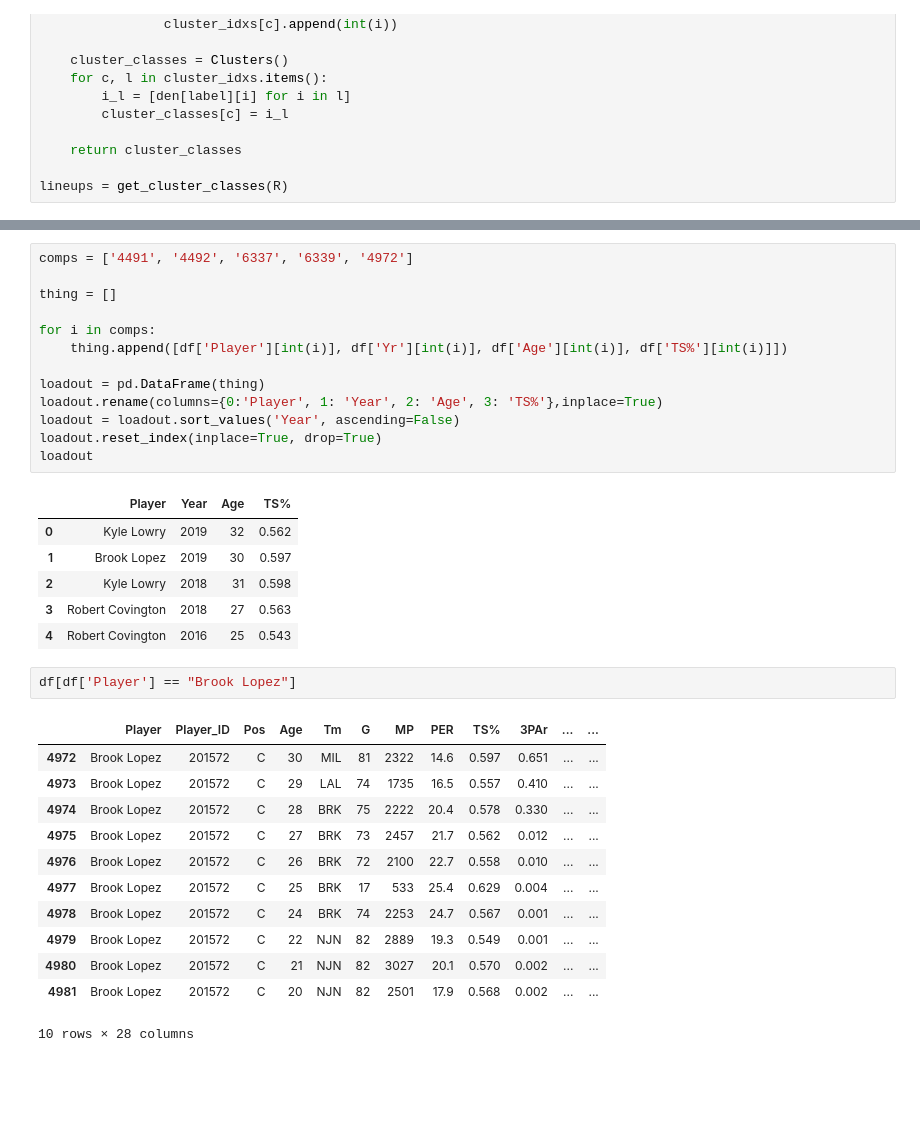
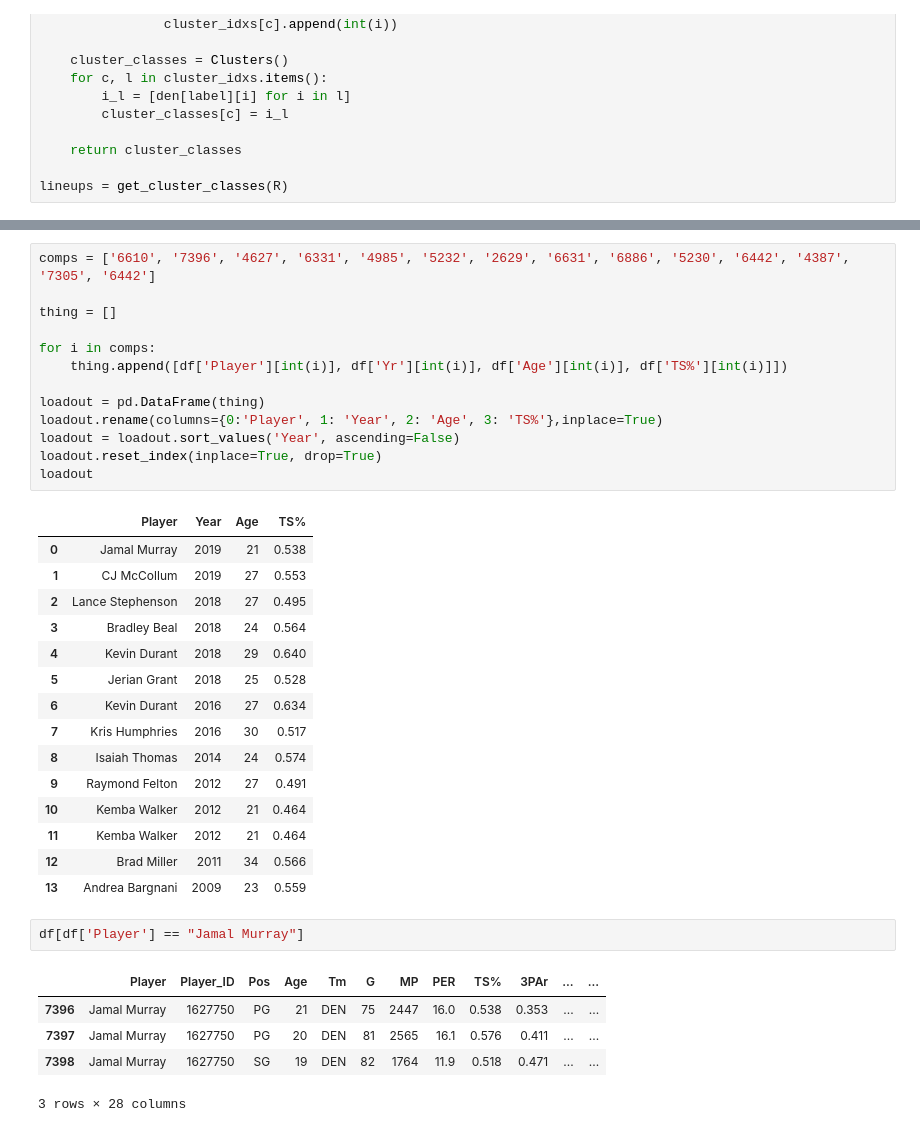
Before and after one commit to RetepAdam/shot_charts, a Jupyter notebook: HClust.ipynb, the cells around one changed output, grey strips where cells are left out. Cells and saved outputs as stored; diff of their text form; blank space fills up the shorter version.

```diff
--- a/HClust.ipynb
+++ b/HClust.ipynb
@@ -167,5 +147,5 @@ lineups
 # %%
-comps = ['4491', '4492', '6337', '6339', '4972']
+comps = ['6610', '7396', '4627', '6331', '4985', '5232', '2629', '6631', '6886', '5230', '6442', '4387', '7305', '6442']
 
 thing = []
 
@@ -179,23 +159,25 @@ loadout.reset_index(inplace=True, drop=True)
 loadout
 # %% [output]
 |  | Player | Year | Age | TS% |
-| 0 | Kyle Lowry | 2019 | 32 | 0.562 |
-| 1 | Brook Lopez | 2019 | 30 | 0.597 |
-| 2 | Kyle Lowry | 2018 | 31 | 0.598 |
-| 3 | Robert Covington | 2018 | 27 | 0.563 |
-| 4 | Robert Covington | 2016 | 25 | 0.543 |
+| 0 | Jamal Murray | 2019 | 21 | 0.538 |
+| 1 | CJ McCollum | 2019 | 27 | 0.553 |
+| 2 | Lance Stephenson | 2018 | 27 | 0.495 |
+| 3 | Bradley Beal | 2018 | 24 | 0.564 |
+| 4 | Kevin Durant | 2018 | 29 | 0.640 |
+| 5 | Jerian Grant | 2018 | 25 | 0.528 |
+| 6 | Kevin Durant | 2016 | 27 | 0.634 |
+| 7 | Kris Humphries | 2016 | 30 | 0.517 |
+| 8 | Isaiah Thomas | 2014 | 24 | 0.574 |
+| 9 | Raymond Felton | 2012 | 27 | 0.491 |
+| 10 | Kemba Walker | 2012 | 21 | 0.464 |
+| 11 | Kemba Walker | 2012 | 21 | 0.464 |
+| 12 | Brad Miller | 2011 | 34 | 0.566 |
+| 13 | Andrea Bargnani | 2009 | 23 | 0.559 |
 # %%
-df[df['Player'] == "Brook Lopez"]
+df[df['Player'] == "Jamal Murray"]
 # %% [output]
 |  | Player | Player_ID | Pos | Age | Tm | G | MP | PER | TS% | 3PAr | ... | ... |
-| 4972 | Brook Lopez | 201572 | C | 30 | MIL | 81 | 2322 | 14.6 | 0.597 | 0.651 | ... | ... |
-| 4973 | Brook Lopez | 201572 | C | 29 | LAL | 74 | 1735 | 16.5 | 0.557 | 0.410 | ... | ... |
-| 4974 | Brook Lopez | 201572 | C | 28 | BRK | 75 | 2222 | 20.4 | 0.578 | 0.330 | ... | ... |
-| 4975 | Brook Lopez | 201572 | C | 27 | BRK | 73 | 2457 | 21.7 | 0.562 | 0.012 | ... | ... |
-| 4976 | Brook Lopez | 201572 | C | 26 | BRK | 72 | 2100 | 22.7 | 0.558 | 0.010 | ... | ... |
-| 4977 | Brook Lopez | 201572 | C | 25 | BRK | 17 | 533 | 25.4 | 0.629 | 0.004 | ... | ... |
-| 4978 | Brook Lopez | 201572 | C | 24 | BRK | 74 | 2253 | 24.7 | 0.567 | 0.001 | ... | ... |
-| 4979 | Brook Lopez | 201572 | C | 22 | NJN | 82 | 2889 | 19.3 | 0.549 | 0.001 | ... | ... |
-| 4980 | Brook Lopez | 201572 | C | 21 | NJN | 82 | 3027 | 20.1 | 0.570 | 0.002 | ... | ... |
-| 4981 | Brook Lopez | 201572 | C | 20 | NJN | 82 | 2501 | 17.9 | 0.568 | 0.002 | ... | ... |
+| 7396 | Jamal Murray | 1627750 | PG | 21 | DEN | 75 | 2447 | 16.0 | 0.538 | 0.353 | ... | ... |
+| 7397 | Jamal Murray | 1627750 | PG | 20 | DEN | 81 | 2565 | 16.1 | 0.576 | 0.411 | ... | ... |
+| 7398 | Jamal Murray | 1627750 | SG | 19 | DEN | 82 | 1764 | 11.9 | 0.518 | 0.471 | ... | ... |
-10 rows × 28 columns
+3 rows × 28 columns
```
Also changed, not shown: parts of 4 cells of this notebook, 29 other files.
